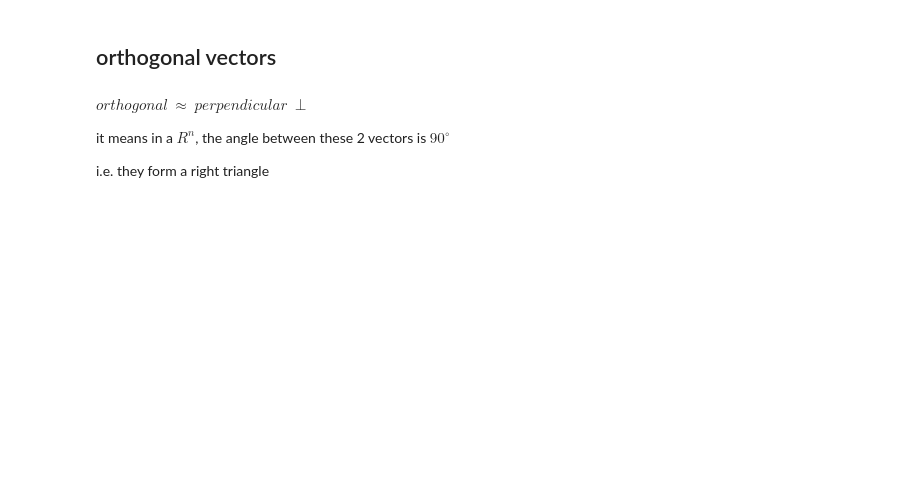
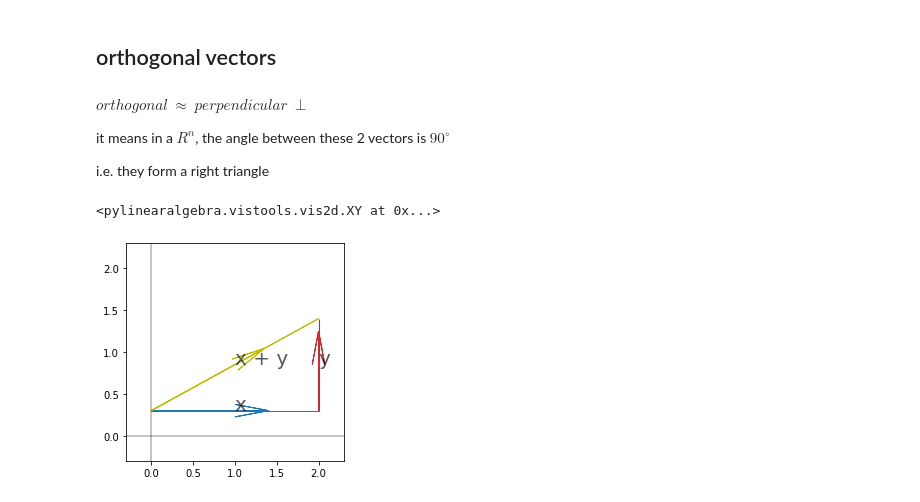
Before and after one commit to powergun/codingMatrix, a Jupyter notebook: notebooks/18.06_14_orthogonal_vectors_and_subspaces.ipynb, the cells around one changed output. Cells and saved outputs as stored; diff of their text form; code cells hidden in the pictures; blank space fills up the shorter version.

```diff
--- a/notebooks/18.06_14_orthogonal_vectors_and_subspaces.ipynb
+++ b/notebooks/18.06_14_orthogonal_vectors_and_subspaces.ipynb
@@ -27,3 +30,15 @@ $orthogonal \ \approx \ perpendicular \ \perp$
 it means in a $R^{n}$, the angle between these 2 vectors is $90^\circ$
 
 i.e. they form a right triangle
+# %%
+import pylinearalgebra.vistools as vist
+xy = vist.XY(x_lim=(-0.3, 2.3), y_lim=(-0.3, 2.3))
+o = (0, 0.3)
+x = (2, 0.3)
+y = (2, 1.4)
+xy.vector(o, x, shaft_arrow=True, shaft_text='x')
+xy.vector(x, y, shaft_arrow=True, shaft_text='y')
+xy.vector(o, y, shaft_arrow=True, shaft_text='x + y')
+# %% [output]
+<pylinearalgebra.vistools.vis2d.XY at 0x...>
+[figure, added]
```
Also changed, not shown: parts of 14 cells of this notebook.
